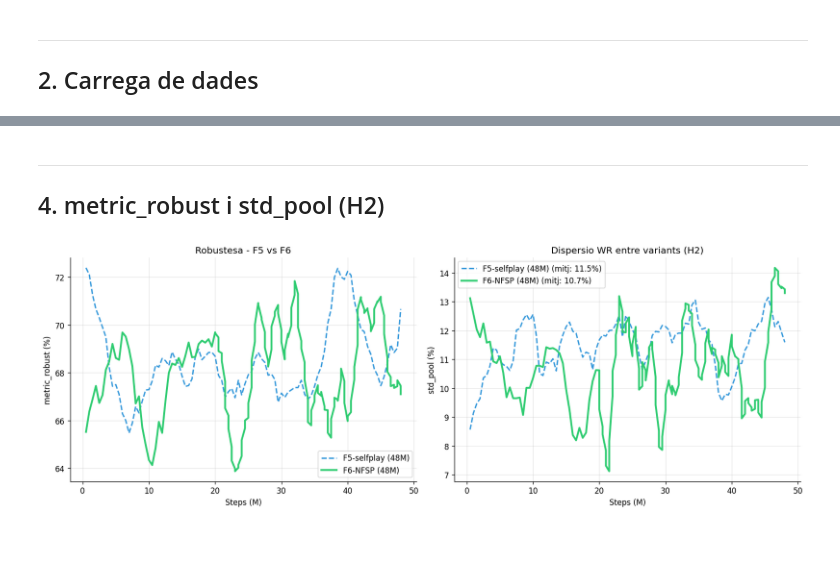
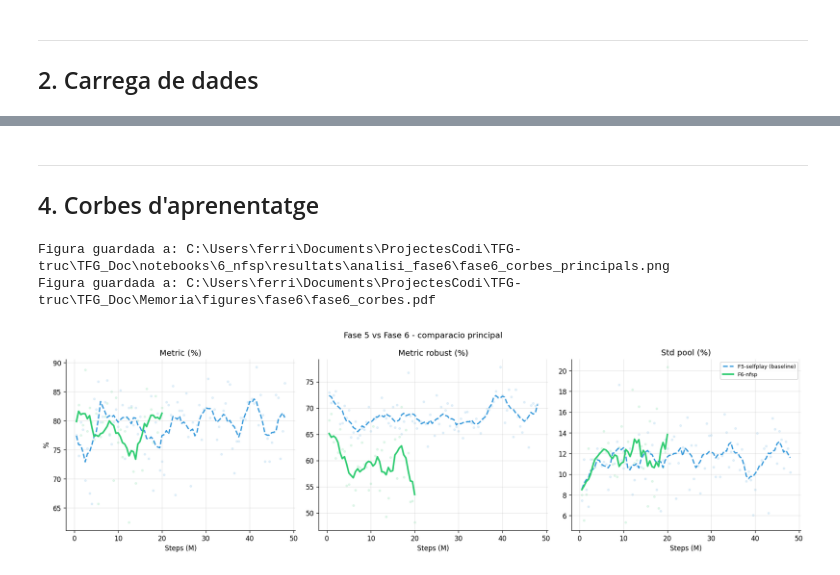
Before and after one commit to JoFeF08/TFG_Doc, a Jupyter notebook: notebooks/6_nfsp/comparacio_fase6.ipynb, the cells around one changed output, grey strips where cells are left out. Saved outputs shown, nothing was run; the diff lists cells and outputs as text; code cells hidden in the pictures; blank space fills up the shorter version.

```diff
--- a/notebooks/6_nfsp/comparacio_fase6.ipynb
+++ b/notebooks/6_nfsp/comparacio_fase6.ipynb
@@ -120,0 +121,16 @@ for key, info in RUNS.items():
+# %%
+cols_clau = [
+    'step', 'metric', 'metric_robust', 'std_pool',
+    'exploit_vs_sl', 'nash_valid', 'calib_envit', 'calib_truc', 'calib_combined',
+]
+
+for key, df in dades.items():
+    print(f"\n=== {key} ===")
+    info_rows = []
+    n = len(df)
+    for c in cols_clau:
+        present = c in df.columns
+        nn = int(df[c].notna().sum()) if present else 0
+        pct = (100.0 * nn / n) if (present and n > 0) else 0.0
+        info_rows.append({'columna': c, 'present': present, 'non_null': nn, 'pct_non_null': round(pct, 1)})
+    display(pd.DataFrame(info_rows))
@@ -137,22 +226,44 @@ ax.legend(); plt.tight_layout(); plt.show()
 # %% [markdown]
 ---
-## 4. metric_robust i std_pool (H2)
+## 4. Corbes d'aprenentatge
 # %%
-fig, axes = plt.subplots(1, 2, figsize=(14, 5))
-for key in ['f5_selfplay', 'f6_nfsp']:
-    if key not in dades: continue
-    info = RUNS[key]; df = dades[key]; s = df['step'] / 1e6
-    axes[0].plot(s, suavitzar(df['metric_robust'], WINDOW), color=info['color'],
-                 linestyle=info['ls'], linewidth=info['lw'], label=info['label'])
-    std_mean = df['std_pool'].mean()
-    axes[1].plot(s, suavitzar(df['std_pool'], WINDOW), color=info['color'],
-                 linestyle=info['ls'], linewidth=info['lw'],
-                 label=f"{info['label']} (mitj: {std_mean:.1f}%)")
+fig, axes = plt.subplots(1, 3, figsize=(16, 4.8))
+fig.suptitle('Fase 5 vs Fase 6 - comparacio principal', fontsize=12)
 
-axes[0].set_xlabel('Steps (M)'); axes[0].set_ylabel('metric_robust (%)')
-axes[0].set_title('Robustesa - F5 vs F6'); axes[0].legend()
-axes[1].set_xlabel('Steps (M)'); axes[1].set_ylabel('std_pool (%)')
-axes[1].set_title('Dispersio WR entre variants (H2)'); axes[1].legend()
-plt.tight_layout(); plt.show()
+blocs = [
+    ('metric', 'Metric (%)'),
+    ('metric_robust', 'Metric robust (%)'),
+    ('std_pool', 'Std pool (%)'),
+]
+
+for ax, (col, tit) in zip(axes, blocs):
+    for key, info in RUNS.items():
+        if key not in dades:
+            continue
+        df = dades[key]
+        if col not in df.columns:
+            continue
+        d = df.dropna(subset=[col])
+        if len(d) == 0:
+            continue
+        x = d['step'] / 1e6
+        ax.scatter(x, d[col], color=info['color'], alpha=0.12, s=8)
+        ax.plot(x, suavitzar(d[col], 7), color=info['color'], linestyle=info['ls'], linewidth=info['lw'], label=info['label'])
+    ax.set_title(tit)
+    ax.set_xlabel('Steps (M)')
+    ax.grid(alpha=0.3)
+
+axes[0].set_ylabel('%')
+axes[2].legend(fontsize=8)
+plt.tight_layout()
+fig_path = OUT_DIR / 'fase6_corbes_principals.png'
+mem_fig_path = MEM_DIR / 'fase6_corbes.pdf'
+plt.savefig(fig_path, dpi=140, bbox_inches='tight')
+plt.savefig(mem_fig_path, bbox_inches='tight')
+print(f'Figura guardada a: {fig_path}')
+print(f'Figura guardada a: {mem_fig_path}')
+plt.show()
 # %% [output]
+Figura guardada a: C:\Users\ferri\Documents\ProjectesCodi\TFG-truc\TFG_Doc\notebooks\6_nfsp\resultats\analisi_fase6\fase6_corbes_principals.png
+Figura guardada a: C:\Users\ferri\Documents\ProjectesCodi\TFG-truc\TFG_Doc\Memoria\figures\fase6\fase6_corbes.pdf
-[figure, old version]
+[figure, new version]
```
Also changed, not shown: parts of 37 cells of this notebook, 5 other files.
